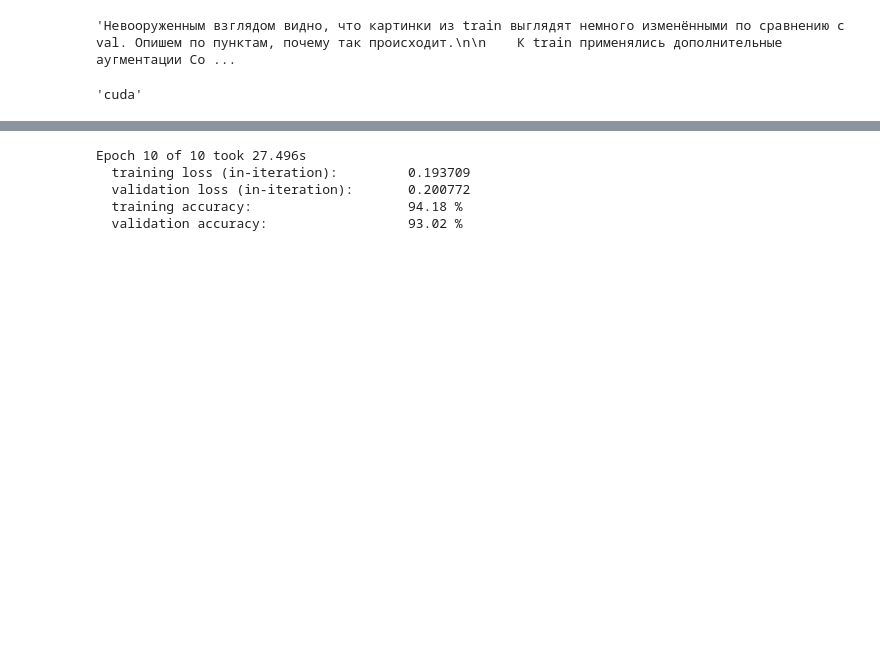
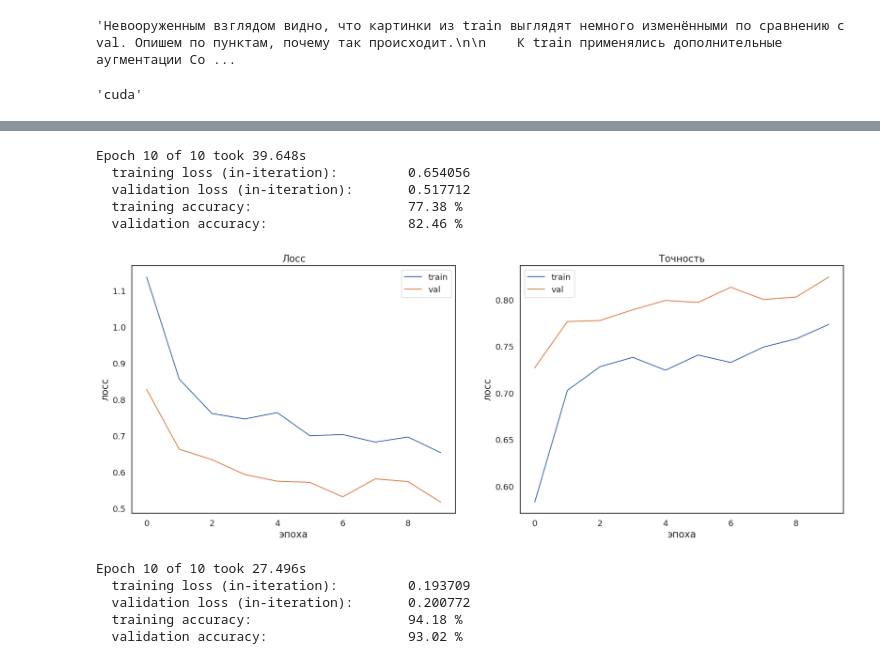
Before and after one commit to OVP2023/NN, a Jupyter notebook: DZ3_Улучшение_качества_обучения_нейросетей.ipynb, the cells around one changed output, grey strips where cells are left out. Drawn from its saved outputs; the diff is of its cells as text; code cells hidden in the pictures; blank space fills up the shorter version.

```diff
--- a/DZ3_Улучшение_качества_обучения_нейросетей.ipynb
+++ b/DZ3_Улучшение_качества_обучения_нейросетей.ipynb
@@ -307,3 +314,37 @@ RuntimeError: element 0 of tensors does not require grad and does not have a gra
+# %%
+
+from torchvision.models import vgg16
+
+fe_model = vgg16(weights=torchvision.models.VGG16_Weights.IMAGENET1K_V1)
+
+# заморозим все слои сети
+for param in fe_model.parameters():
+    param.requires_grad = False
+
+# добавим над feature extractor сетью классификационный слой
+classifier_list = list(fe_model.classifier.children())
+classifier_list.pop()
+classifier_list.append(nn.Linear(4096,6))
+fe_model.classifier = nn.Sequential(*classifier_list)
+
+criterion = nn.CrossEntropyLoss()
+optimizer = torch.optim.Adam(fe_model.parameters(), lr=0.001)
+
+
+fe_model = fe_model.to(device)
+
+clf_model, history = train(
+    fe_model, criterion, optimizer,
+    train_batch_gen, val_batch_gen,
+    num_epochs=10
+)
+# %% [output]
+Epoch 10 of 10 took 39.648s
+  training loss (in-iteration):         0.654056
+  validation loss (in-iteration):       0.517712
+  training accuracy:                    77.38 %
+  validation accuracy:                  82.46 %
+[figure, added]
 # %%
 #Будем использовать fine_tuning
 fine_tuning_model = nn.Sequential()
```
Also changed, not shown: parts of 4 cells of this notebook.
